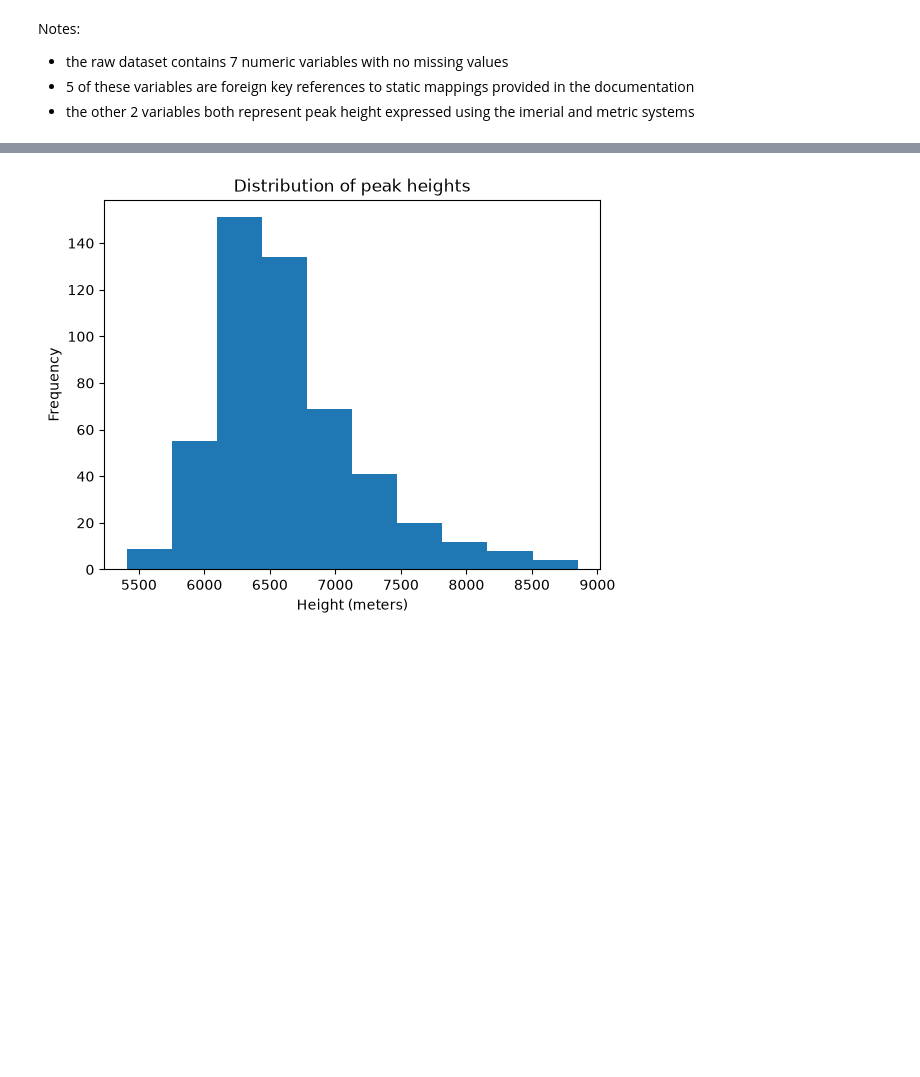
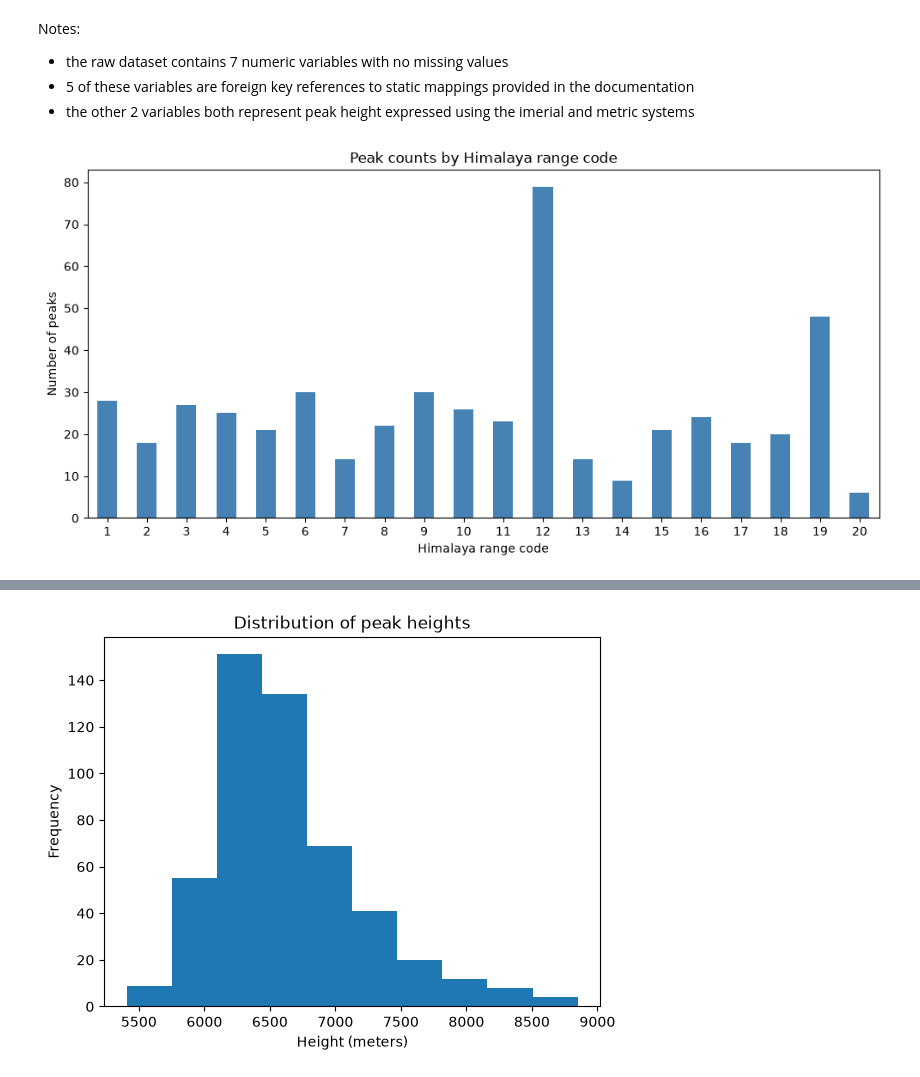
Before and after one commit to bastien-winant/himalayan-db-pipeline, a Jupyter notebook: notebooks/eda_peaks.ipynb, the cells around one changed output, grey strips where cells are left out. Saved outputs shown, nothing was run; the diff lists cells and outputs as text; code cells hidden in the pictures; blank space fills up the shorter version.

```diff
--- a/notebooks/eda_peaks.ipynb
+++ b/notebooks/eda_peaks.ipynb
@@ -278,3 +281,14 @@ Notes:
 - the raw dataset contains 7 numeric variables with no missing values
 - 5 of these variables are foreign key references to static mappings provided in the documentation
 - the other 2 variables both represent peak height expressed using the imerial and metric systems
+# %%
+himal_counts = df["himal"].value_counts().sort_index()
+himal_counts.plot(kind="bar")
+plt.title("Peak counts by Himalaya range code")
+plt.xlabel("Himalaya range code")
+plt.ylabel("Number of peaks")
+plt.xticks(rotation=0)
+plt.tight_layout()
+plt.show()
+# %% [output]
+[figure, added]
```
Also changed, not shown: parts of 2 cells of this notebook, 3 other files.
